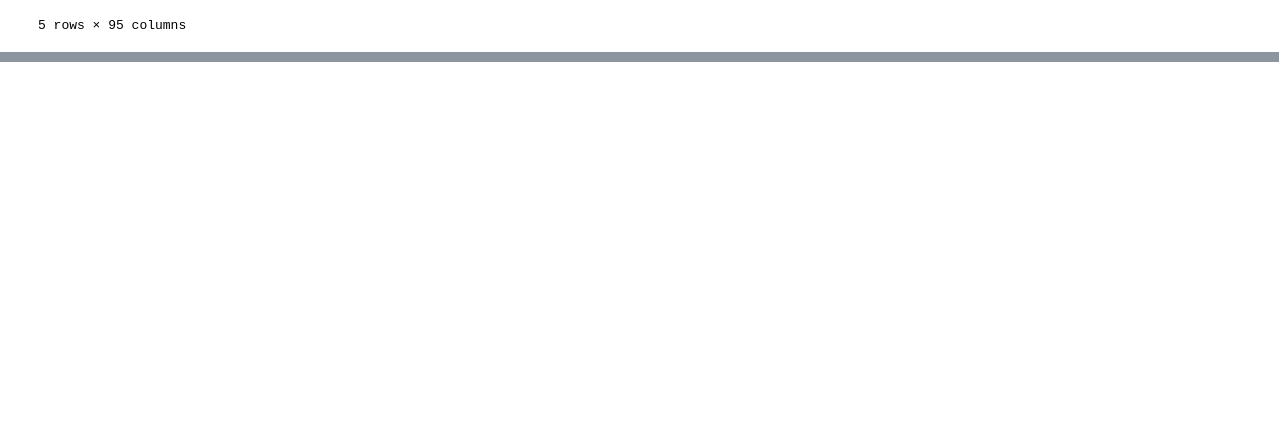
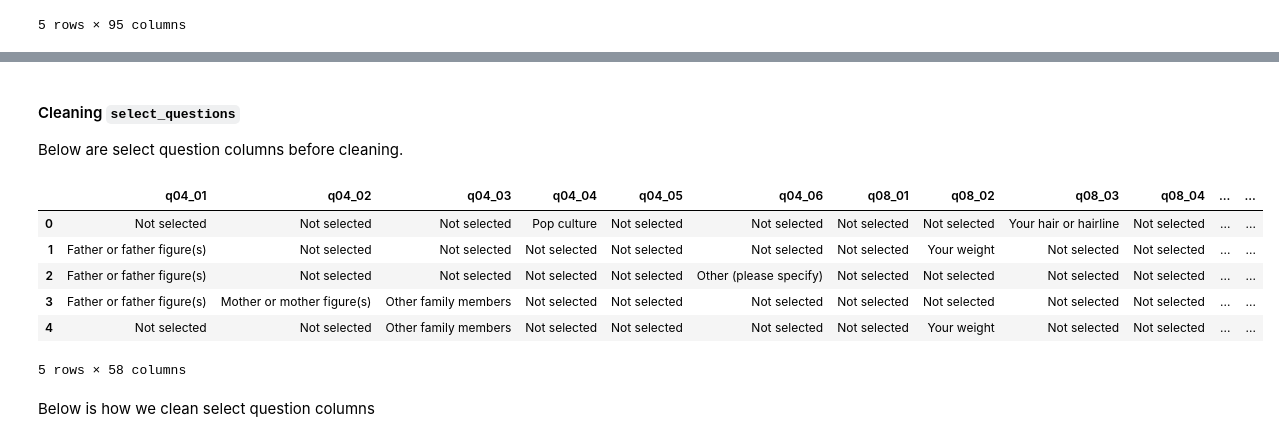
Before and after one commit to andrew-jisan-yoon/exploring-mascul-survey, a Jupyter notebook: cleaning-responses.ipynb, the cells around one changed output, grey strips where cells are left out. Saved outputs shown, nothing was run; the diff lists cells and outputs as text; code cells hidden in the pictures; blank space fills up the shorter version.

```diff
--- a/cleaning-responses.ipynb
+++ b/cleaning-responses.ipynb
@@ -706,3 +249,0 @@ Name: q26, dtype: int64
-# %%
-response_wip['q26'] = response_wip['q26'].mask(response_wip['q26'] == 'No answer')
-response_wip['q26'].value_counts(dropna=False)
@@ -771,3 +249,0 @@ Name: q34, dtype: int64
-# %%
-response_wip['q34'] = response_wip['q34'].mask(response_wip['q34'] == "Prefer not to answer")
-response_wip['q34'].value_counts(dropna=False)
@@ -858,0 +254,4 @@ Index(['start_date', 'end_date', 'q04_01', 'q04_02', 'q04_03', 'q04_04',
+# %%
+question_filter = response_wip.columns.str.contains(r"q[0-9]+")
+questions = response_wip.columns[question_filter]
+questions
@@ -858,0 +279,19 @@ Index(['start_date', 'end_date', 'q04_01', 'q04_02', 'q04_03', 'q04_04',
+# %%
+select_questions = pd.Index([col for col in questions if response_wip[col].str.contains(r"^Not selected$").any()])
+yes_no_questions = pd.Index([col for col in questions if response_wip[col].str.contains(r"^Yes$").any()])
+# %% [markdown]
+#### Cleaning `select_questions`
+
+Below are select question columns before cleaning.
+# %%
+response_wip[select_questions].head()
+# %% [output]
+|  | q04_01 | q04_02 | q04_03 | q04_04 | q04_05 | q04_06 | q08_01 | q08_02 | q08_03 | q08_04 | ... | ... |
+| 0 | Not selected | Not selected | Not selected | Pop culture | Not selected | Not selected | Not selected | Not selected | Your hair or hairline | Not selected | ... | ... |
+| 1 | Father or father figure(s) | Not selected | Not selected | Not selected | Not selected | Not selected | Not selected | Your weight | Not selected | Not selected | ... | ... |
+| 2 | Father or father figure(s) | Not selected | Not selected | Not selected | Not selected | Other (please specify) | Not selected | Not selected | Not selected | Not selected | ... | ... |
+| 3 | Father or father figure(s) | Mother or mother figure(s) | Other family members | Not selected | Not selected | Not selected | Not selected | Not selected | Not selected | Not selected | ... | ... |
+| 4 | Not selected | Not selected | Other family members | Not selected | Not selected | Not selected | Not selected | Your weight | Not selected | Not selected | ... | ... |
+5 rows × 58 columns
+# %% [markdown]
+Below is how we clean select question columns
```
Also changed, not shown: parts of 141 cells of this notebook.
